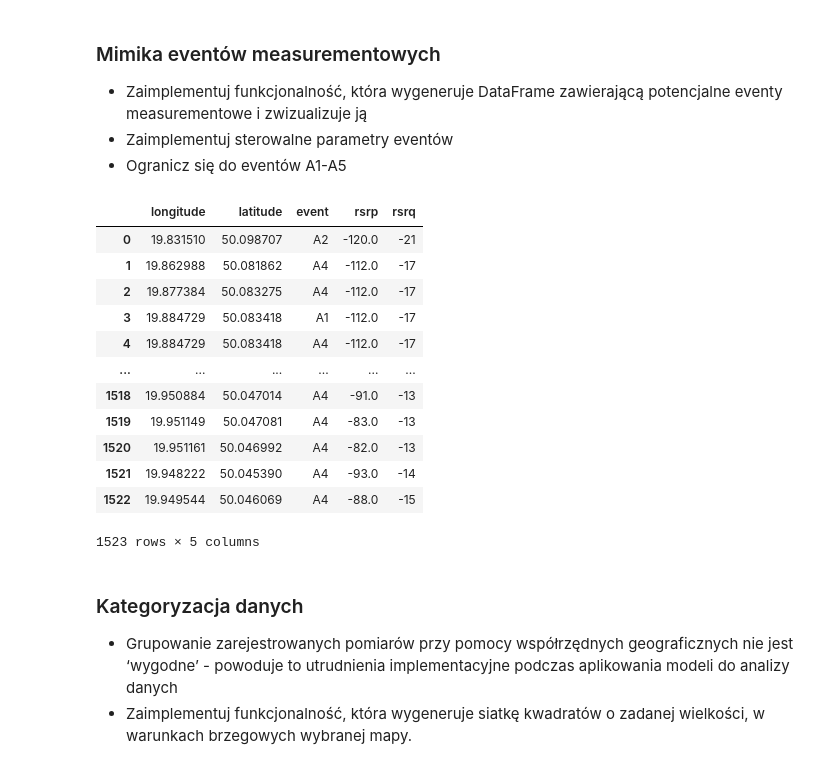
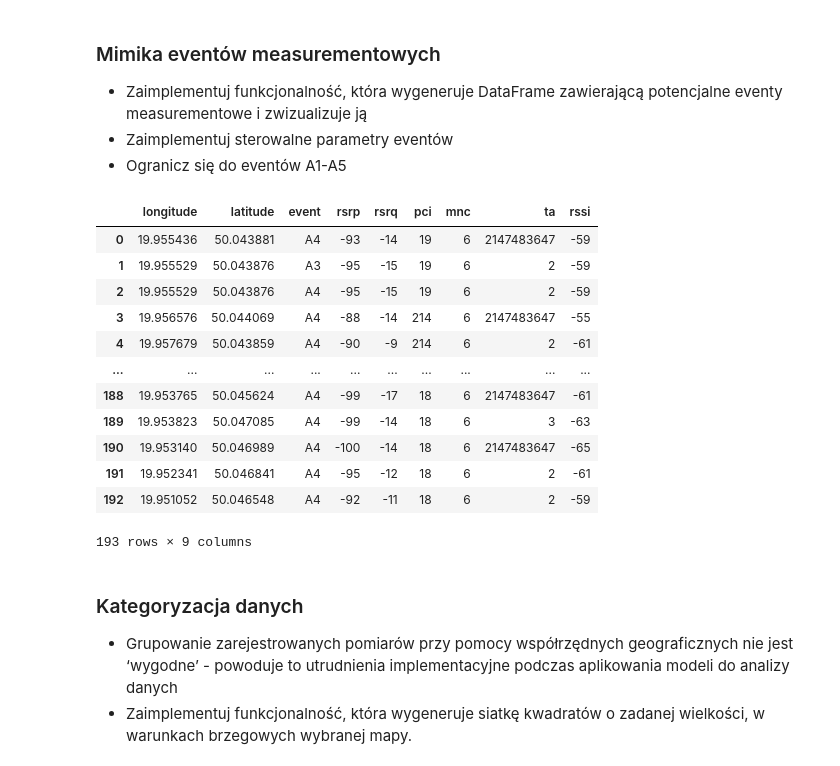
Before and after one commit to Aleksander-Kluczka-AGH/agh_wfiis_dsboece_project, a Jupyter notebook: project.ipynb, the cells around one changed output. Saved outputs shown, nothing was run; the diff lists cells and outputs as text; code cells hidden in the pictures.

```diff
--- a/project.ipynb
+++ b/project.ipynb
@@ -11,7 +11,8 @@ sys.path.append(".")
 from src.cell_pooler import CellPooler
 from src.helper import read_all_data
 
-raw_data = read_all_data("./data/krakow")
+raw_data = read_all_data("./data/new/with_pci")
+# raw_data = read_all_data("./data/krakow")
 extr = CellPooler(raw_data)
 
 data = extr.points
@@ -152,47 +153,62 @@ for i, row in data.iterrows():
 
             def is_a5_event():
                 return ((scell_rsrp < rsrp_th[0]) and (ncell_rsrp > rsrp_th[0])) or (
                     (scell_rsrq < rsrq_th[0]) and (ncell_rsrq > rsrq_th[0])
                 )
 
             if is_a3_event():
                 events_detected.append("A3")
 
             if is_a4_event():
                 events_detected.append("A4")
 
             if is_a5_event():
                 events_detected.append("A5")
 
         for ev in set(events_detected):
             events_data.append(
                 [
                     row["longitude"],
                     row["latitude"],
                     ev,
                     row["lte"][scell_index]["signal"]["rsrp"],
                     row["lte"][scell_index]["signal"]["rsrq"],
+                    row["lte"][scell_index]["identity"]["pci"],
+                    row["lte"][scell_index]["identity"]["mMnc"],
+                    row["lte"][scell_index]["signal"]["ta"],
+                    row["lte"][scell_index]["signal"]["rssi"],
                 ]
             )
 
 events_data = pd.DataFrame(
-    events_data, columns=["longitude", "latitude", "event", "rsrp", "rsrq"]
+    events_data,
+    columns=[
+        "longitude",
+        "latitude",
+        "event",
+        "rsrp",
+        "rsrq",
+        "pci",
+        "mnc",
+        "ta",
+        "rssi",
+    ],
 )
 events_data
 # %% [output]
-|  | longitude | latitude | event | rsrp | rsrq |
-| 0 | 19.831510 | 50.098707 | A2 | -120.0 | -21 |
-| 1 | 19.862988 | 50.081862 | A4 | -112.0 | -17 |
-| 2 | 19.877384 | 50.083275 | A4 | -112.0 | -17 |
-| 3 | 19.884729 | 50.083418 | A1 | -112.0 | -17 |
-| 4 | 19.884729 | 50.083418 | A4 | -112.0 | -17 |
-| ... | ... | ... | ... | ... | ... |
-| 1518 | 19.950884 | 50.047014 | A4 | -91.0 | -13 |
-| 1519 | 19.951149 | 50.047081 | A4 | -83.0 | -13 |
-| 1520 | 19.951161 | 50.046992 | A4 | -82.0 | -13 |
-| 1521 | 19.948222 | 50.045390 | A4 | -93.0 | -14 |
-| 1522 | 19.949544 | 50.046069 | A4 | -88.0 | -15 |
+|  | longitude | latitude | event | rsrp | rsrq | pci | mnc | ta | rssi |
+| 0 | 19.955436 | 50.043881 | A4 | -93 | -14 | 19 | 6 | 2147483647 | -59 |
+| 1 | 19.955529 | 50.043876 | A3 | -95 | -15 | 19 | 6 | 2 | -59 |
+| 2 | 19.955529 | 50.043876 | A4 | -95 | -15 | 19 | 6 | 2 | -59 |
+| 3 | 19.956576 | 50.044069 | A4 | -88 | -14 | 214 | 6 | 2147483647 | -55 |
+| 4 | 19.957679 | 50.043859 | A4 | -90 | -9 | 214 | 6 | 2 | -61 |
+| ... | ... | ... | ... | ... | ... | ... | ... | ... | ... |
+| 188 | 19.953765 | 50.045624 | A4 | -99 | -17 | 18 | 6 | 2147483647 | -61 |
+| 189 | 19.953823 | 50.047085 | A4 | -99 | -14 | 18 | 6 | 3 | -63 |
+| 190 | 19.953140 | 50.046989 | A4 | -100 | -14 | 18 | 6 | 2147483647 | -65 |
+| 191 | 19.952341 | 50.046841 | A4 | -95 | -12 | 18 | 6 | 2 | -61 |
+| 192 | 19.951052 | 50.046548 | A4 | -92 | -11 | 18 | 6 | 2 | -59 |
-1523 rows × 5 columns
+193 rows × 9 columns
 # %%
 event_types = ["A1", "A2", "A3", "A4", "A5"]
 colors = ["black", "blue", "forestgreen", "red", "magenta"]
```
Also changed, not shown: parts of 13 cells of this notebook, 5 other files.
